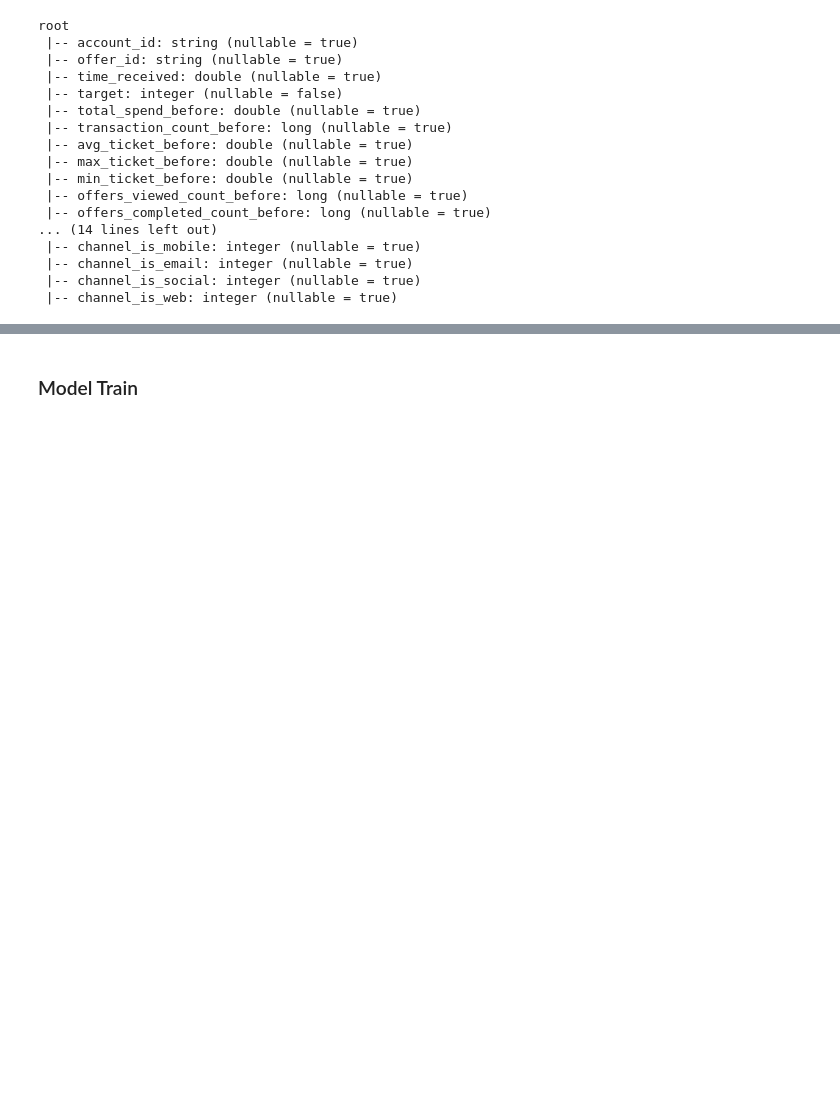
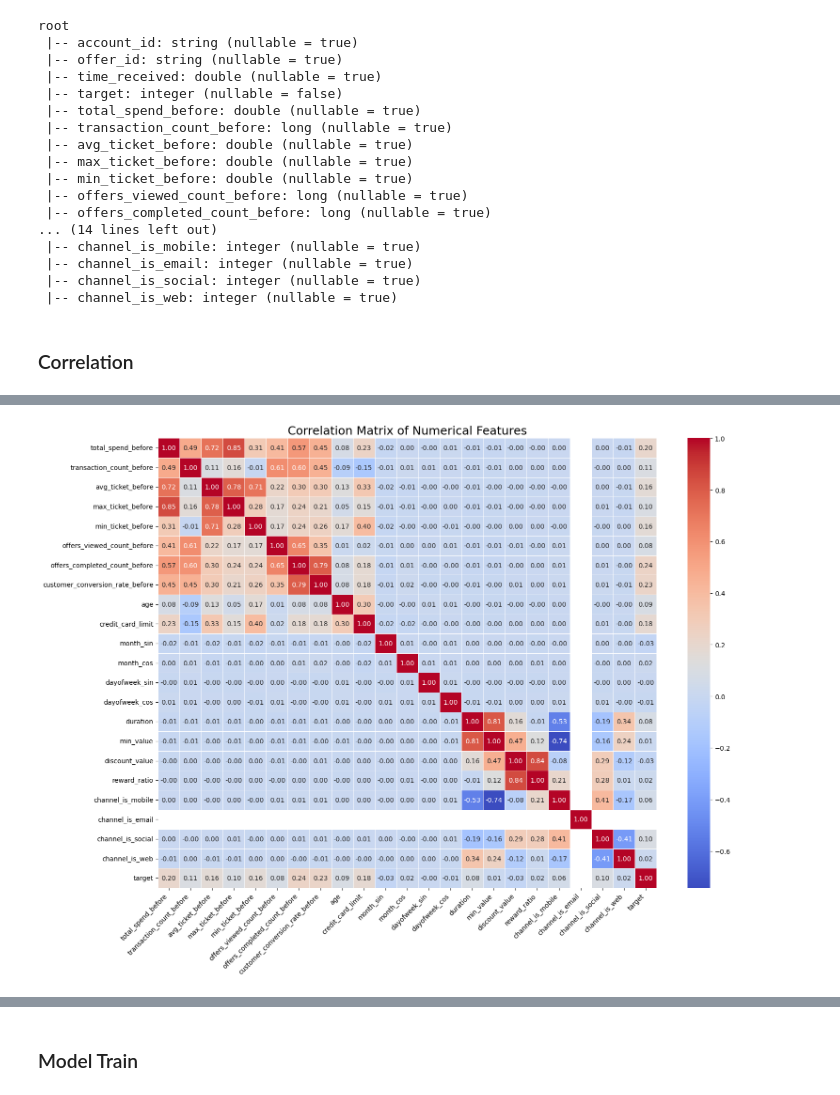
Before and after one commit to FelipeMarcelino/ifood-case, a Jupyter notebook: notebooks/modelling.ipynb, the cells around one changed output, grey strips where cells are left out. Drawn from its saved outputs; the diff is of its cells as text; code cells hidden in the pictures; blank space fills up the shorter version.

Commit message:
adding correlation to modelling

```diff
--- a/notebooks/modelling.ipynb
+++ b/notebooks/modelling.ipynb
@@ -104,3 +104,8 @@ root
  |-- channel_is_email: integer (nullable = true)
  |-- channel_is_social: integer (nullable = true)
  |-- channel_is_web: integer (nullable = true)
+# %% [markdown]
+### Correlation
+# %%
+plot_correlation_matrix(df, numerical_columns + ["target"])
+# %% [output]
@@ -106,0 +113 @@ root
+[figure, added]
```
Also changed, not shown: parts of 3 cells of this notebook, 1 other file.
